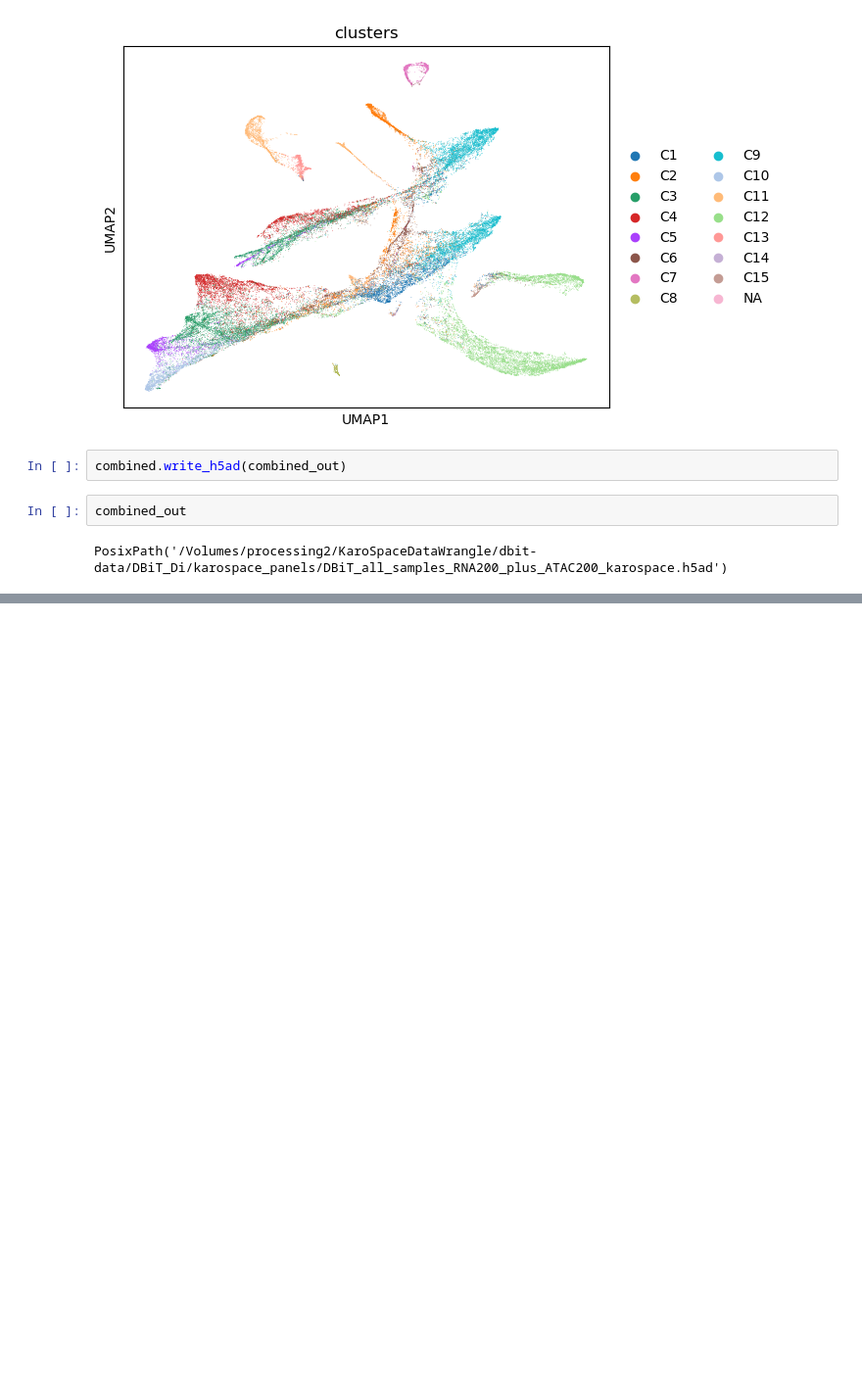
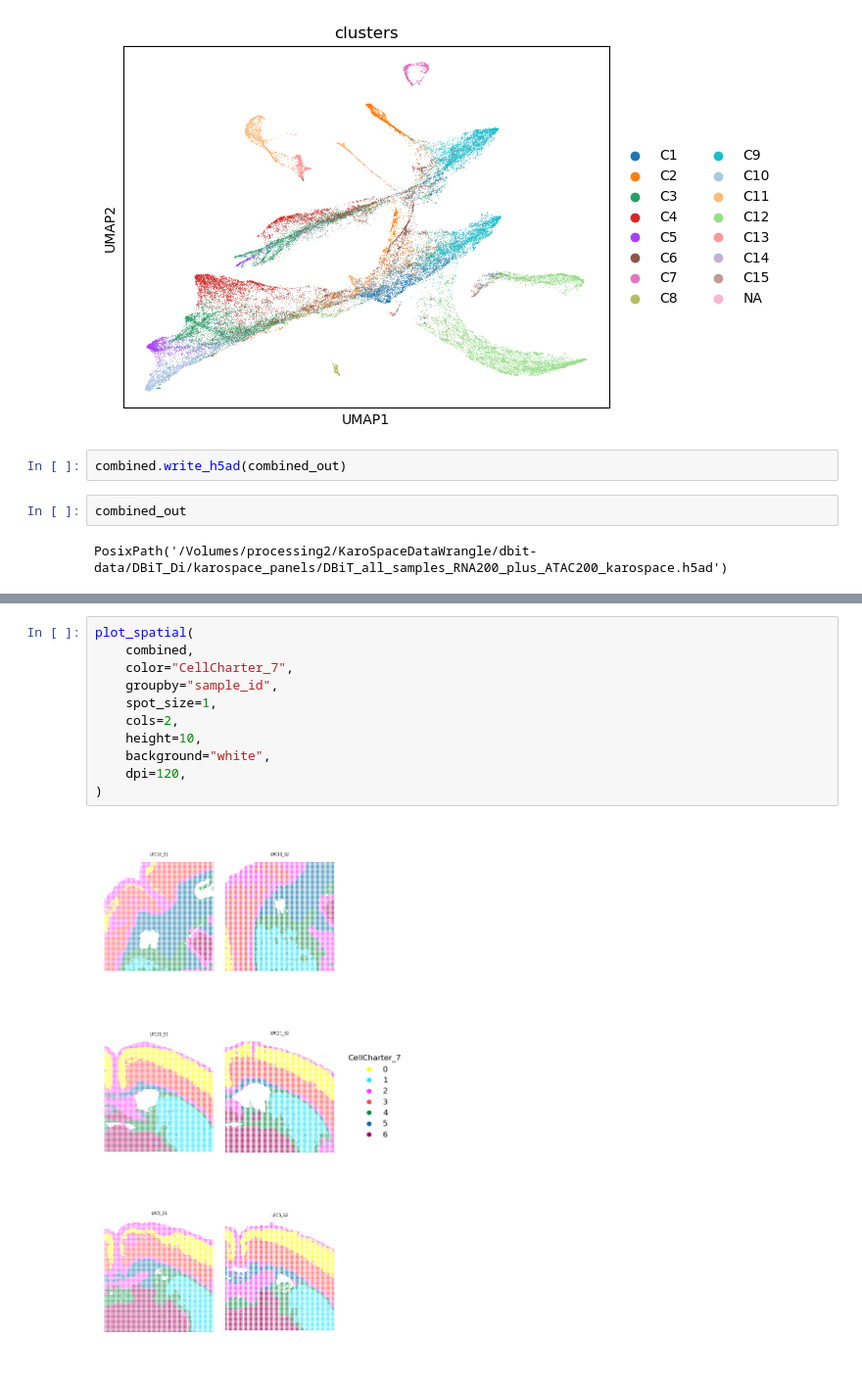
Before and after one commit to christoffermattssonlangseth/KaroSpaceDataWrangling, a Jupyter notebook: notebooks/dbit_batch_rna_atac_panels.ipynb, the cells around one changed output, grey strips where cells are left out. Shown at 98% size. Cells and saved outputs as stored; diff of their text form; blank space fills up the shorter version.

```diff
--- a/notebooks/dbit_batch_rna_atac_panels.ipynb
+++ b/notebooks/dbit_batch_rna_atac_panels.ipynb
@@ -366,0 +489,13 @@ PosixPath('/Volumes/processing2/KaroSpaceDataWrangle/dbit-data/DBiT_Di/karospace
+# %%
+plot_spatial(
+    combined,
+    color="CellCharter_7",
+    groupby="sample_id",
+    spot_size=1,
+    cols=2,
+    height=10,
+    background="white",
+    dpi=120,
+)
+# %% [output]
+[figure, added]
```
Also changed, not shown: parts of 13 cells of this notebook.
